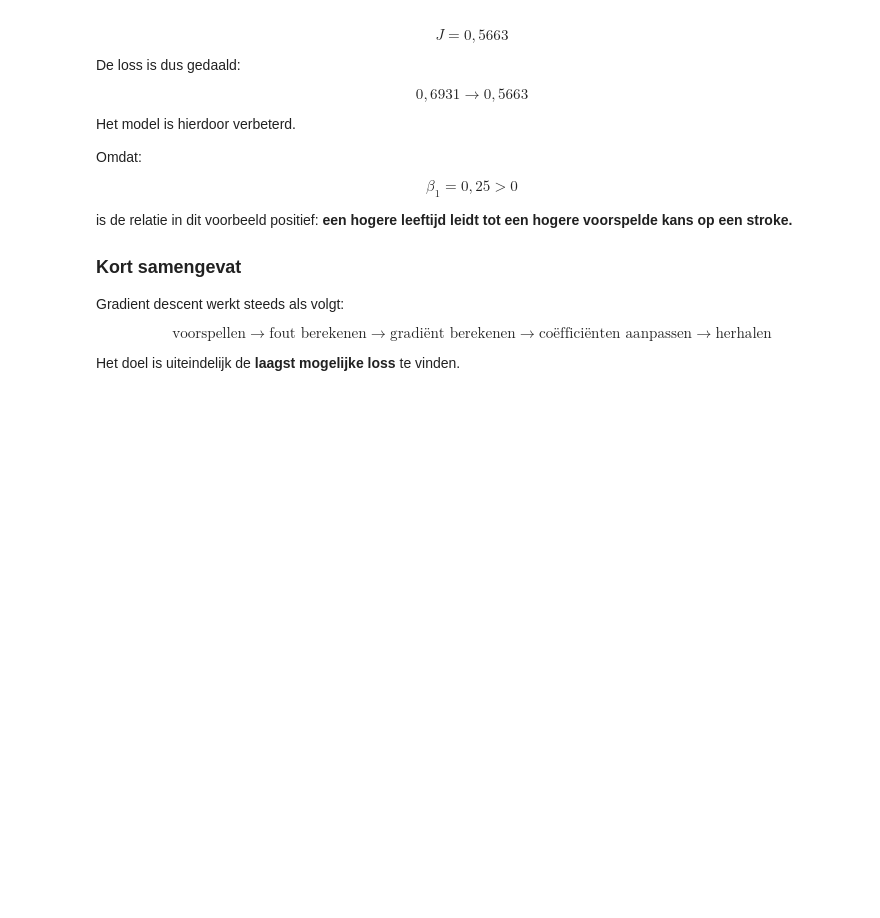
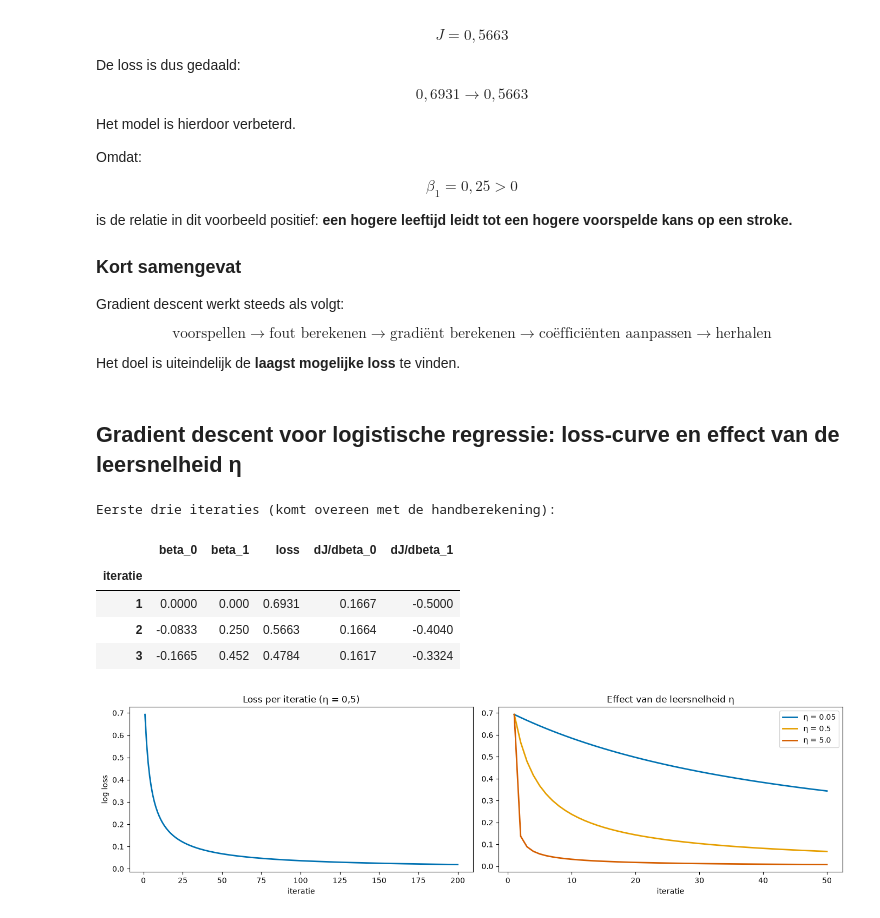
Before and after one commit to Artheriax/Machine-learning-3, a Jupyter notebook: Persoon A/Portfolio-opdracht-1.ipynb, the cells around one changed output. Cells and saved outputs as stored; diff of their text form; code cells hidden in the pictures; blank space fills up the shorter version.

Commit message:
Gradient descent voor logistische regressie: loss-curve en effect van de leersnelheid η

```diff
--- a/Persoon A/Portfolio-opdracht-1.ipynb
+++ b/Persoon A/Portfolio-opdracht-1.ipynb
@@ -1309,3 +1309,72 @@ $$
 $$
 
 Het doel is uiteindelijk de **laagst mogelijke loss** te vinden.
+# %% [markdown]
+## Gradient descent voor logistische regressie: loss-curve en effect van de leersnelheid η
+# %%
+# #==== Functie: gradient descent voor logistische regressie met één kenmerk ====
+
+def gradient_descent_logreg(x, y, eta=0.5, n_iter=1000):
+    """Eenvoudige gradient descent voor logistic regression met één kenmerk."""
+    b0, b1 = 0.0, 0.0  # Startwaarden: beide coëfficiënten op 0
+    geschiedenis = []
+    for i in range(n_iter): #Herhaal n_iter keer: bereken voorspelling ,  fout , gradient , update
+        p = 1 / (1 + np.exp(-(b0 + b1 * x))) #1: bereken de voorspelde kans p met de sigmoid
+        loss = -np.mean(y * np.log(p) + (1 - y) * np.log(1 - p)) #2: bereken de log loss
+        grad_b0 = np.mean(p - y) #3:  de gradient voor b0 berkenen
+        grad_b1 = np.mean((p - y) * x) #4 gradient van de loss t.o.v. de helling b1
+        geschiedenis.append({'iteratie': i + 1, 'beta_0': b0, 'beta_1': b1,  #alle waarden van deze iteratie opslaan
+                             'loss': loss, 'dJ/dbeta_0': grad_b0,
+                             'dJ/dbeta_1': grad_b1})
+        #5: update de coëfficiënten met de leersnelheid eta
+        b0 -= eta * grad_b0
+        b1 -= eta * grad_b1
+    return pd.DataFrame(geschiedenis).set_index('iteratie')
+
+# Voorbeeld van gradient descent met een kleine dataset
+x_vb = np.array([-1.0, 0.0, 2.0])
+y_vb = np.array([0, 0, 1]) #bijbehorende klassen (0 of 1)
+# Draai de gradient descent met leersnelheid 0,5 en 1000 iteraties
+gd = gradient_descent_logreg(x_vb, y_vb, eta=0.5, n_iter=1000)
+print("Eerste drie iteraties (komt overeen met de handberekening):")
+#de eerste drie rijen afgerond op 4 decimalen
+display(gd.head(3).round(4))
+
+# grafiek loss per iteratie en effect van de leersnelheid
+fig, axes = plt.subplots(1, 2, figsize=(14, 4))
+# grafiek van de loss per iteratie voor de eerste 200 iteraties
+axes[0].plot(gd.index[:200], gd['loss'][:200],color='#0072B2', linewidth=2)
+#titel linkergrafiek
+axes[0].set_title('Loss per iteratie (η = 0,5)')
+#labels van de assen
+axes[0].set_xlabel('iteratie')
+axes[0].set_ylabel('log loss')
+# kleur voor de rechtergrafiek
+kleuren_eta = {0.05: '#0072B2',   # blauw  = veilige, trage leersnelheid
+               0.5:  '#E69F00',   # oranje = matige leersnelheid
+               5.0:  '#D55E00'}   # rood   = te hoge leersnelheid
+#de gradient descent draaien met verschillende leersnelheden en per iteratie de loss plotten
+for eta in [0.05, 0.5, 5.0]:
+    axes[1].plot(gradient_descent_logreg(x_vb, y_vb, eta=eta, n_iter=50)['loss'], #loss curve , kleur en labeel legenda
+                 label=f'η = {eta}',color=kleuren_eta[eta], linewidth=2)
+#titel rechtergrafiek , labels van de assen en legenda
+axes[1].set_title('Effect van de leersnelheid η')
+axes[1].set_xlabel('iteratie')
+axes[1].legend()
+for ax in axes:
+    ax.grid(False)
+plt.tight_layout()
+plt.show()
+print(f"Na 1000 iteraties: beta_0 = {gd['beta_0'].iloc[-1]:.3f}, "
+      f"beta_1 = {gd['beta_1'].iloc[-1]:.3f}, loss = {gd['loss'].iloc[-1]:.4f}")
+print("Let op: deze drie punten zijn perfect te scheiden. Zonder regularisatie blijven "
+      "de coëfficiënten dan eindeloos groeien (loss → 0): een klein voorbeeld van "
+      "overfitting, en precies wat regularisatie voorkomt.")
+# %% [output]
+Eerste drie iteraties (komt overeen met de handberekening):
+|  | beta_0 | beta_1 | loss | dJ/dbeta_0 | dJ/dbeta_1 |
+| iteratie |  |  |  |  |  |
+| 1 | 0.0000 | 0.000 | 0.6931 | 0.1667 | -0.5000 |
+| 2 | -0.0833 | 0.250 | 0.5663 | 0.1664 | -0.4040 |
+| 3 | -0.1665 | 0.452 | 0.4784 | 0.1617 | -0.3324 |
+[figure, added]
```
Also changed, not shown: parts of 1 cell of this notebook.
